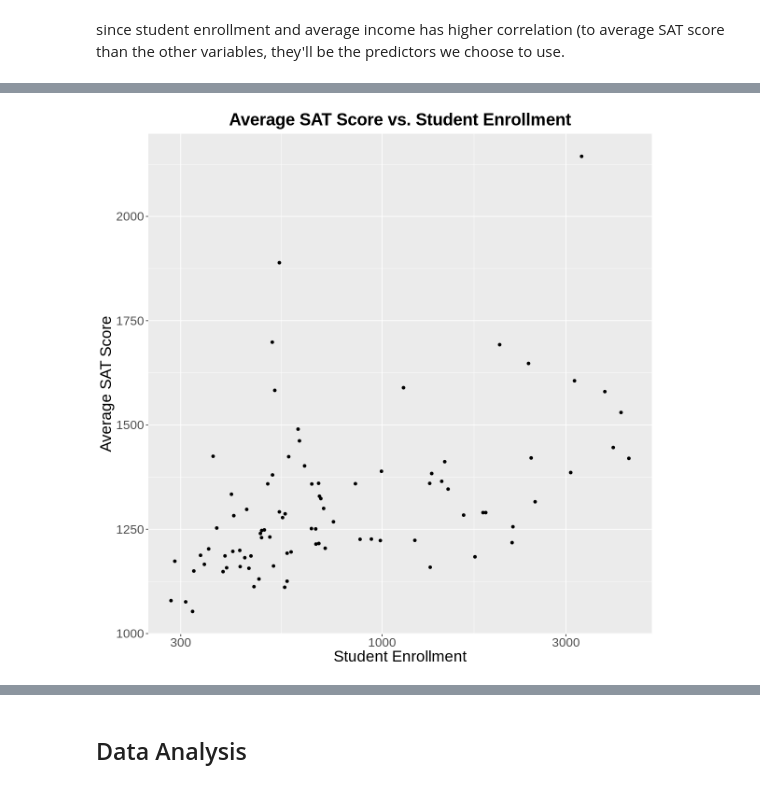
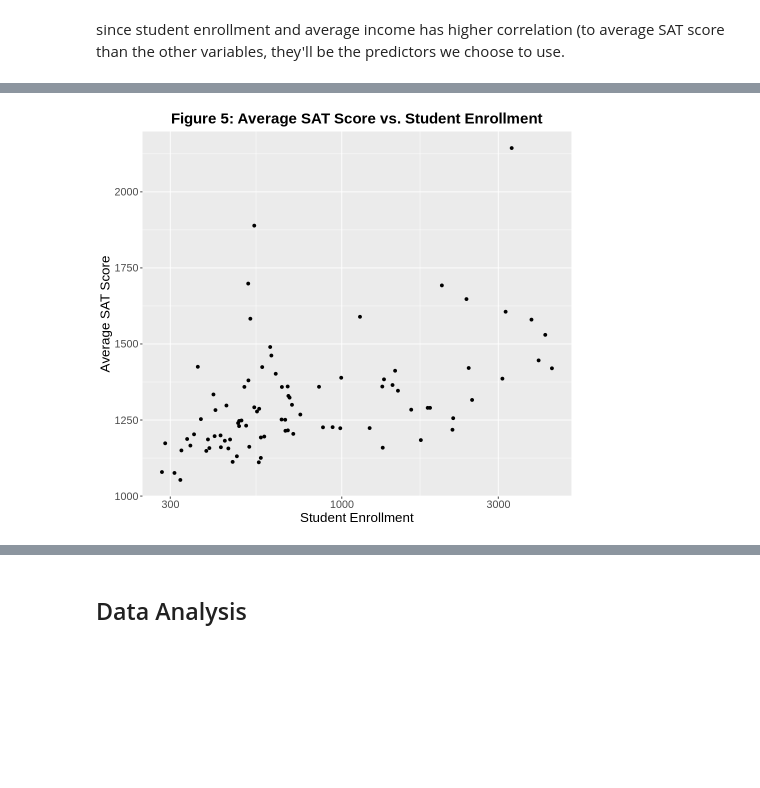
Before and after one commit to emi31770/DSCI-Project, a Jupyter notebook: Project.ipynb, the cells around one changed output, grey strips where cells are left out. Cells and saved outputs as stored; diff of their text form; code cells hidden in the pictures; blank space fills up the shorter version.

```diff
--- a/Project.ipynb
+++ b/Project.ipynb
@@ -286,20 +222,20 @@ scores_income
 # %%
-options(repr.plot.width = 10, repr.plot.height = 10)
+options(repr.plot.width = 8, repr.plot.height = 7)
 
 scores_students <- ggplot(sat_training, aes(x = Student.Enrollment, y = total_score_avg)) +
                     geom_point() +
                     xlab("Student Enrollment") +
                     scale_x_log10() +
                     ylab("Average SAT Score") +
-                    theme(text = element_text(size = 20)) +
-                    ggtitle("Average SAT Score vs. Student Enrollment") +
-                    theme(plot.title = element_text(size = 22)) +
+                    theme(text = element_text(size = 16)) +
+                    ggtitle("Figure 5: Average SAT Score vs. Student Enrollment") +
+                    theme(plot.title = element_text(size = 18)) +
                     theme(plot.title = element_text(face = "bold")) +
                     theme(plot.title = element_text(hjust = 0.5))
 
 scores_students
 # %% [output]
-[figure, old version]
+[figure, new version]
 # %%
 options(repr.plot.width = 15, repr.plot.height = 7)
 plot_grid(scores_income, scores_students, ncol = 2)
```
Also changed, not shown: parts of 11 cells of this notebook.
